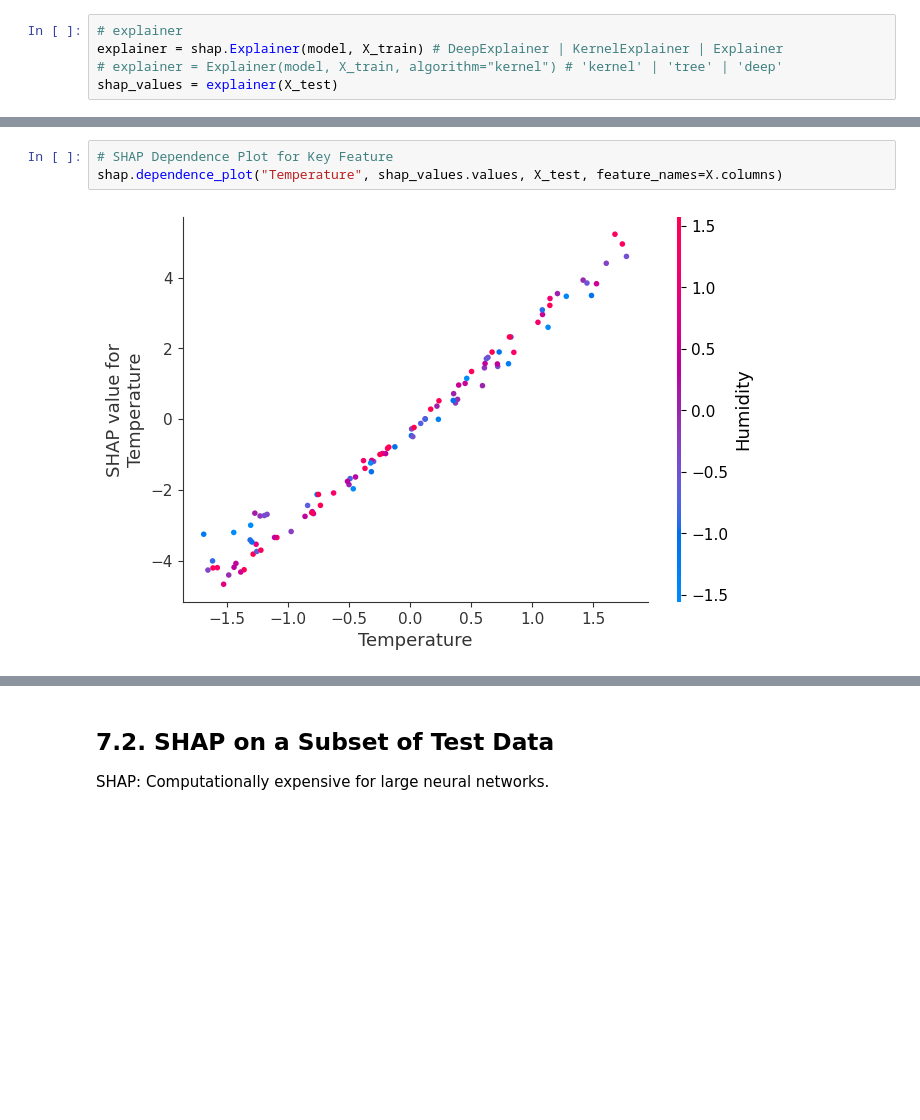
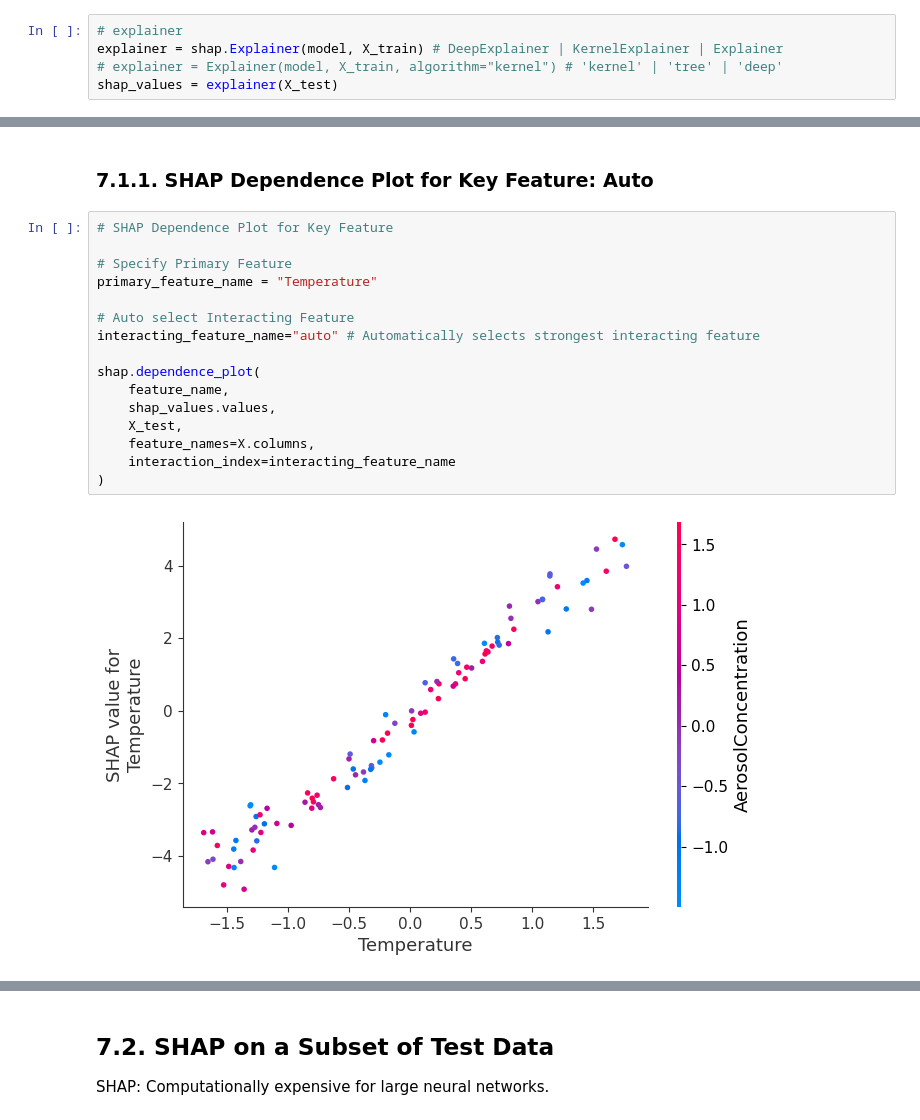
Before and after one commit to virdi/ai-explained, a Jupyter notebook: XAI.ipynb, the cells around one changed output, grey strips where cells are left out. Cells and saved outputs as stored; diff of their text form; blank space fills up the shorter version.

Commit message:
Updated SHAP dependence_plot with explanation

```diff
--- a/XAI.ipynb
+++ b/XAI.ipynb
@@ -279,5 +285,20 @@ shap.summary_plot(shap_values, X_test, feature_names=X.columns)
+# %% [markdown]
+### 7.1.1. SHAP Dependence Plot for Key Feature: Auto
 # %%
 # SHAP Dependence Plot for Key Feature
-shap.dependence_plot("Temperature", shap_values.values, X_test, feature_names=X.columns)
+
+# Specify Primary Feature
+primary_feature_name = "Temperature"
+
+# Auto select Interacting Feature
+interacting_feature_name="auto" # Automatically selects strongest interacting feature
+
+shap.dependence_plot(
+    feature_name,
+    shap_values.values,
+    X_test,
+    feature_names=X.columns,
+    interaction_index=interacting_feature_name
+)
 # %% [output]
-[figure, old version]
+[figure, new version]
```
Also changed, not shown: parts of 13 cells of this notebook.
